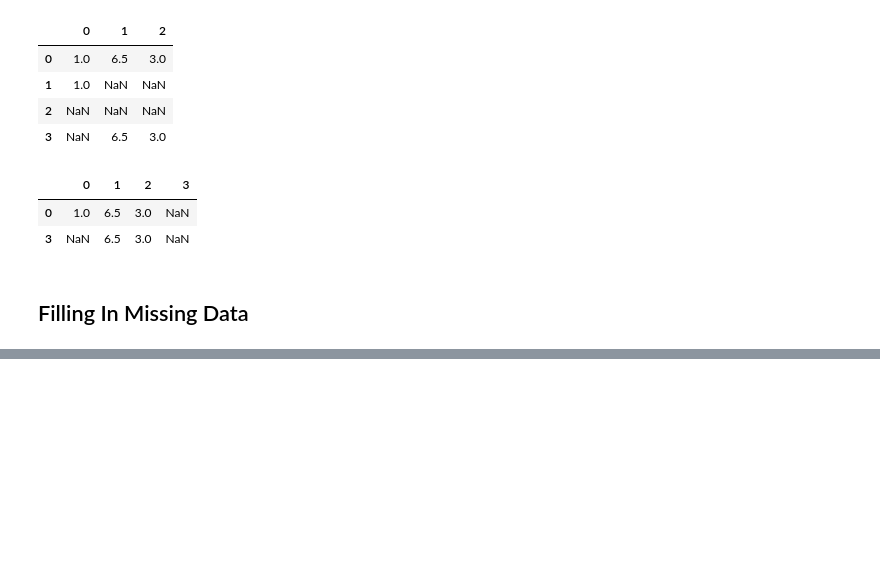
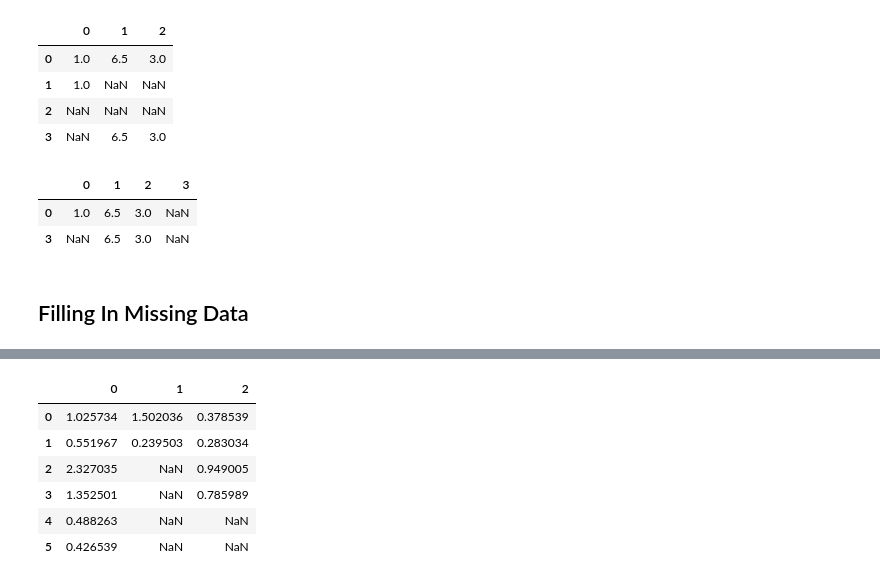
Before and after one commit to mhassandata/piaic_assignments, a Jupyter notebook: Pandas/pandas/pandas_from_book_example_chapter5-8.ipynb, the cells around one changed output, grey strips where cells are left out. Cells and saved outputs as stored; diff of their text form; code cells hidden in the pictures; blank space fills up the shorter version.

```diff
--- a/Pandas/pandas/pandas_from_book_example_chapter5-8.ipynb
+++ b/Pandas/pandas/pandas_from_book_example_chapter5-8.ipynb
@@ -1665,0 +1688,13 @@ df.fillna(0)
+# %%
+df.iloc[2:, 1] = NA
+df.iloc[4:, 2] = NA
+# %%
+df
+# %% [output]
+|  | 0 | 1 | 2 |
+| 0 | 1.025734 | 1.502036 | 0.378539 |
+| 1 | 0.551967 | 0.239503 | 0.283034 |
+| 2 | 2.327035 | NaN | 0.949005 |
+| 3 | 1.352501 | NaN | 0.785989 |
+| 4 | 0.488263 | NaN | NaN |
+| 5 | 0.426539 | NaN | NaN |
```
Also changed, not shown: parts of 26 cells of this notebook, 1 other file.
